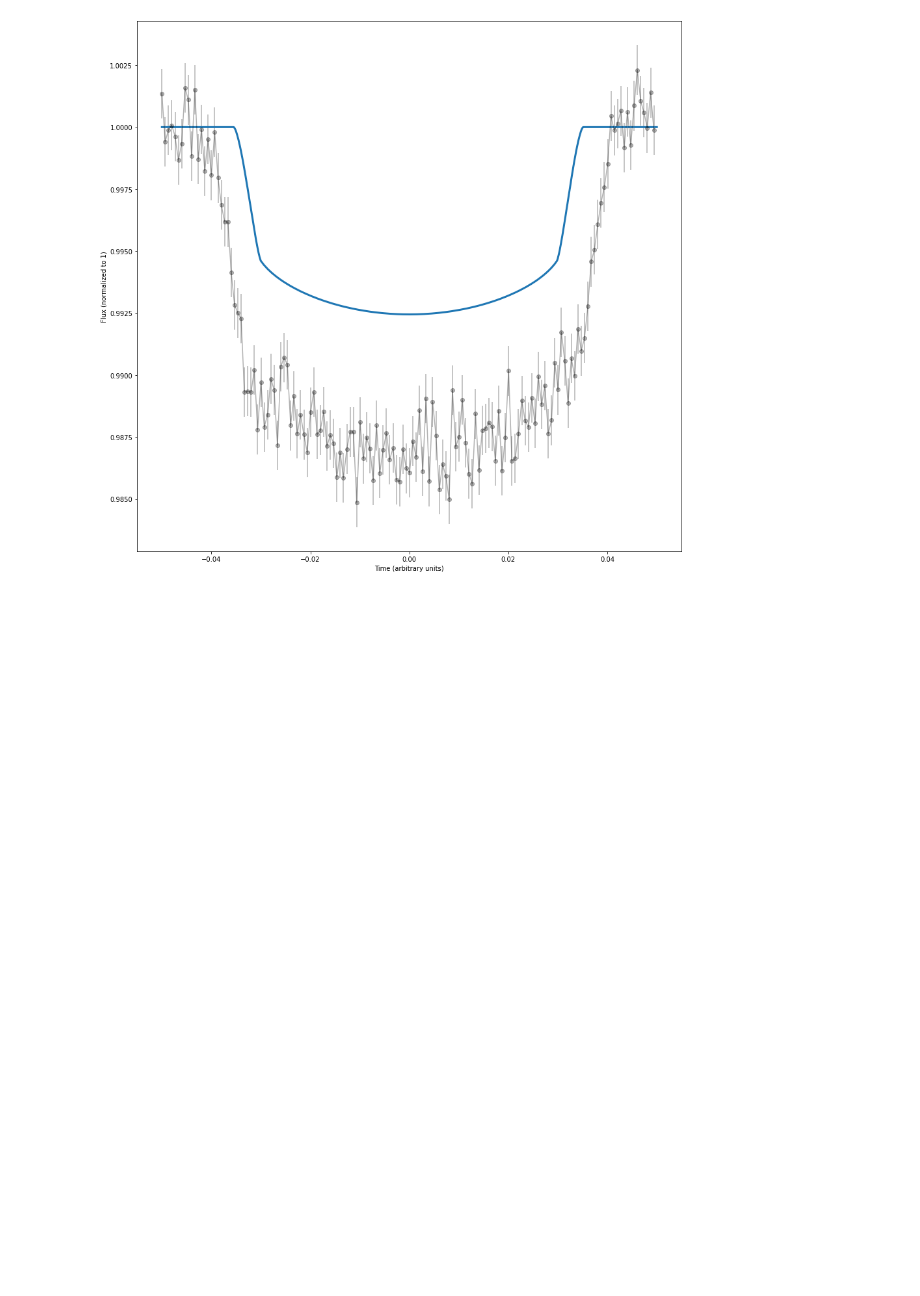
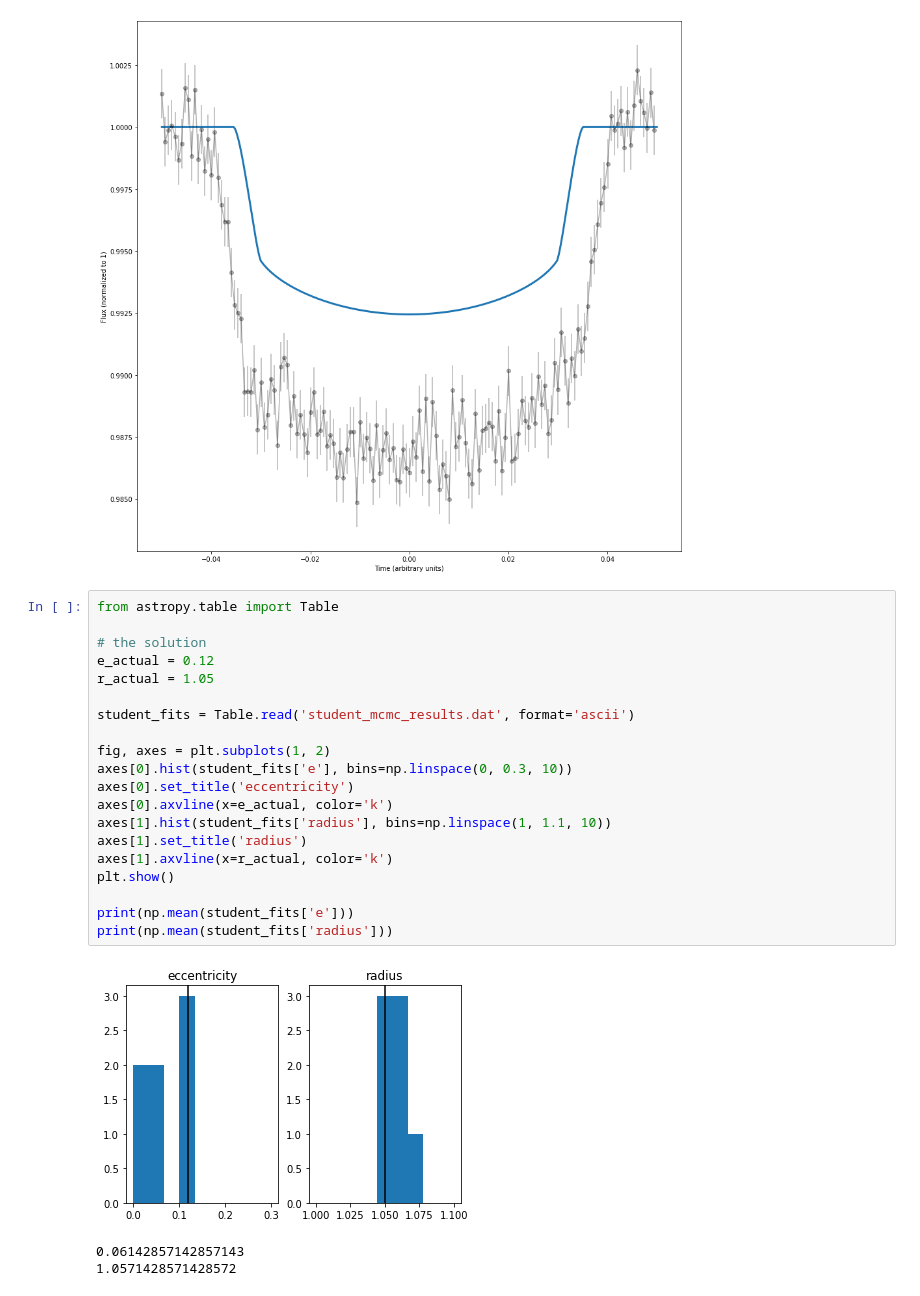
Before and after one commit to nebulaahh/SRA2021_Track3, a Jupyter notebook: misc_python_scripts/rebound_and_orbits/rebound.ipynb, the cells around one changed output. Saved outputs shown, nothing was run; the diff lists cells and outputs as text; blank space fills up the shorter version.

Commit message:
updated transit fitting with student results

```diff
--- a/misc_python_scripts/rebound_and_orbits/rebound.ipynb
+++ b/misc_python_scripts/rebound_and_orbits/rebound.ipynb
@@ -110,3 +110,27 @@ plt.xlabel('Time (arbitrary units)')
 plt.show()
 # %% [output]
 [figure]
+# %%
+from astropy.table import Table
+
+# the solution
+e_actual = 0.12
+r_actual = 1.05
+
+student_fits = Table.read('student_mcmc_results.dat', format='ascii')
+
+fig, axes = plt.subplots(1, 2)
+axes[0].hist(student_fits['e'], bins=np.linspace(0, 0.3, 10))
+axes[0].set_title('eccentricity')
+axes[0].axvline(x=e_actual, color='k')
+axes[1].hist(student_fits['radius'], bins=np.linspace(1, 1.1, 10))
+axes[1].set_title('radius')
+axes[1].axvline(x=r_actual, color='k')
+plt.show()
+
+print(np.mean(student_fits['e']))
+print(np.mean(student_fits['radius']))
+# %% [output]
+[figure, added]
+0.06142857142857143
+1.0571428571428572
```
